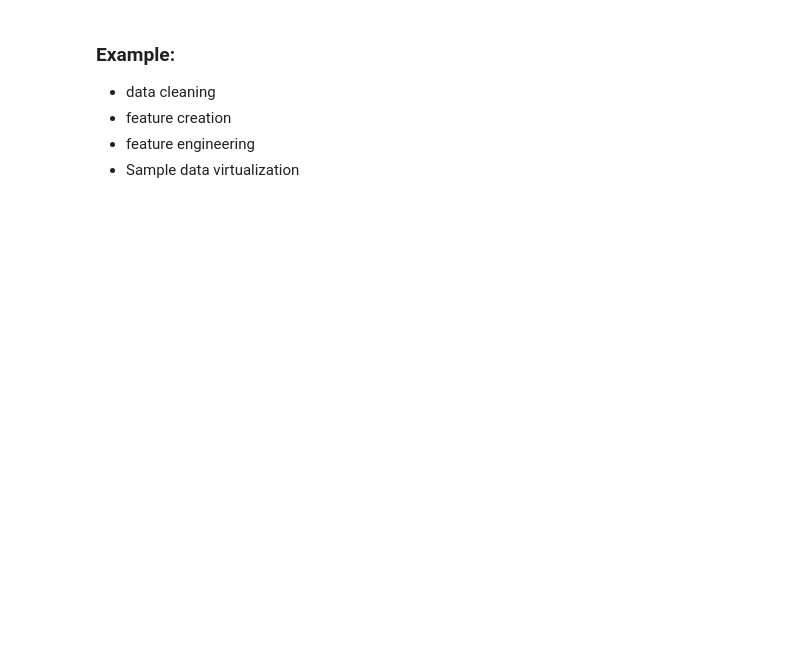
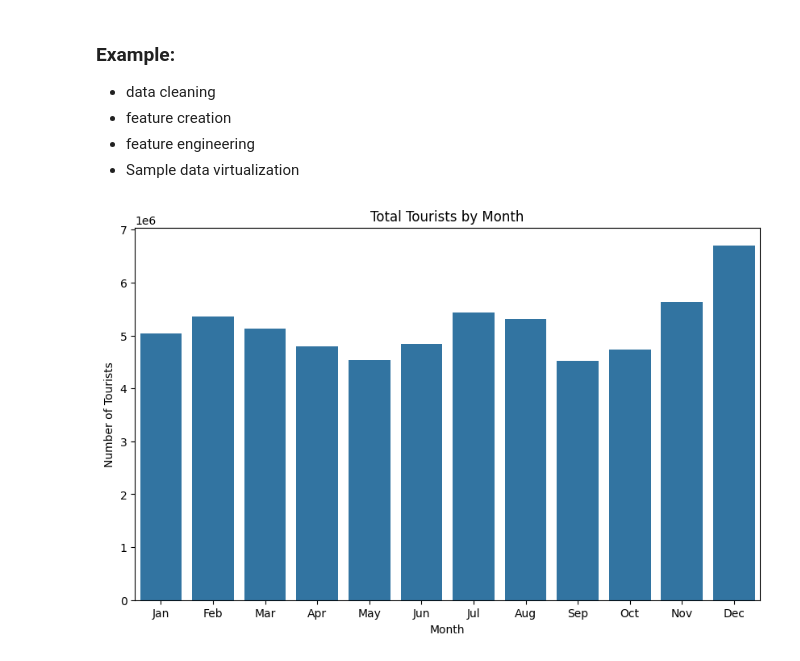
Before and after one commit to Sivtheng/data-mining-finals, a Jupyter notebook: 3. Data Preprocessing.ipynb, the cells around one changed output. Cells and saved outputs as stored; diff of their text form; code cells hidden in the pictures; blank space fills up the shorter version.

Commit message:
[Update] sample visualization

```diff
--- a/3. Data Preprocessing.ipynb
+++ b/3. Data Preprocessing.ipynb
@@ -221,3 +221,21 @@ final_df = merge_datasets(listings_df, tourism_df, holidays_df)
 
 # Save the merged dataset
 final_df.to_csv('merged_tourism_data.csv', index=False)
+# %%
+import pandas as pd
+import matplotlib.pyplot as plt
+import seaborn as sns
+
+# Load the processed tourism data
+tourism_df = pd.read_csv('processed_tourism.csv')
+
+# Create a bar chart for tourist numbers by month
+plt.figure(figsize=(10, 6))
+sns.barplot(data=tourism_df, x='Month', y='Tourists')  # Removed palette parameter
+plt.title('Total Tourists by Month')
+plt.xlabel('Month')
+plt.ylabel('Number of Tourists')
+plt.xticks(ticks=range(12), labels=['Jan', 'Feb', 'Mar', 'Apr', 'May', 'Jun', 'Jul', 'Aug', 'Sep', 'Oct', 'Nov', 'Dec'])
+plt.show()
+# %% [output]
+[figure, added]
```
Also changed, not shown: parts of 1 cell of this notebook, 1 other file.
